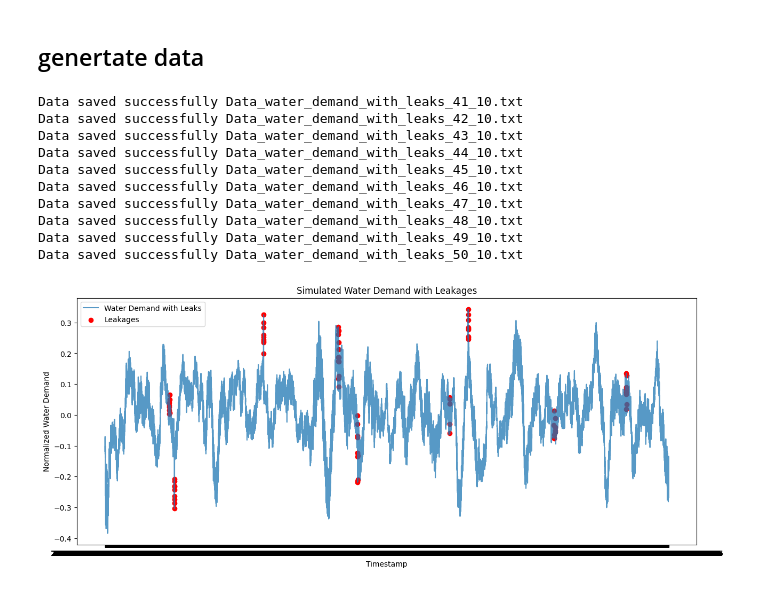
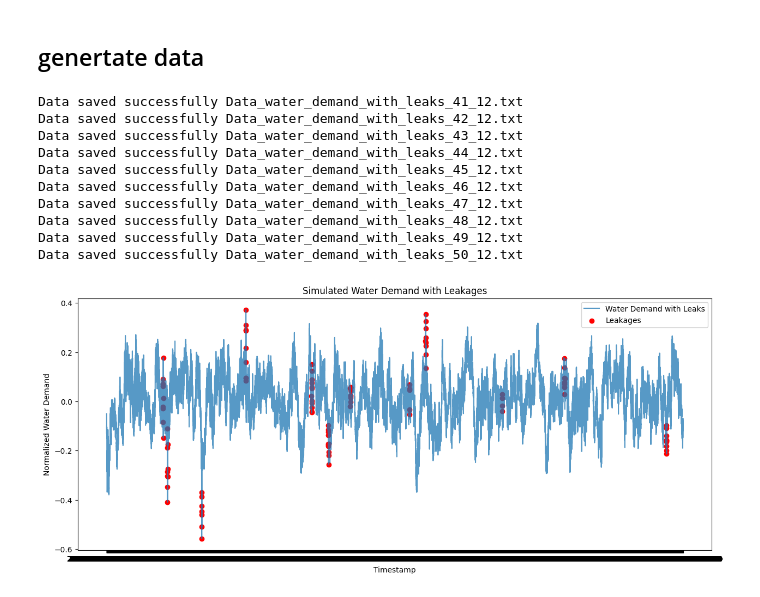
Before and after one commit to AdamZh0u/water_demand_rl, a Jupyter notebook: notebooks/00_simulation.ipynb, the cells around one changed output. Cells and saved outputs as stored; diff of their text form; code cells hidden in the pictures.

```diff
--- a/notebooks/00_simulation.ipynb
+++ b/notebooks/00_simulation.ipynb
@@ -43,25 +47,25 @@ Warnings:
 # %% [markdown]
 ## genertate data
 # %%
+# generate 10 independent water demands data
 for seed in range(41,51):
-    num_leaks = 10
+    num_leaks = 12
     df = wd.simulation(seed, num_leaks)
     wd.save(df, seed, num_leaks)
 # %% [output]
-Data saved successfully Data_water_demand_with_leaks_41_10.txt
-Data saved successfully Data_water_demand_with_leaks_42_10.txt
-Data saved successfully Data_water_demand_with_leaks_43_10.txt
-Data saved successfully Data_water_demand_with_leaks_44_10.txt
-Data saved successfully Data_water_demand_with_leaks_45_10.txt
-Data saved successfully Data_water_demand_with_leaks_46_10.txt
-Data saved successfully Data_water_demand_with_leaks_47_10.txt
-Data saved successfully Data_water_demand_with_leaks_48_10.txt
-Data saved successfully Data_water_demand_with_leaks_49_10.txt
-Data saved successfully Data_water_demand_with_leaks_50_10.txt
+Data saved successfully Data_water_demand_with_leaks_41_12.txt
+Data saved successfully Data_water_demand_with_leaks_42_12.txt
+Data saved successfully Data_water_demand_with_leaks_43_12.txt
+Data saved successfully Data_water_demand_with_leaks_44_12.txt
+Data saved successfully Data_water_demand_with_leaks_45_12.txt
+Data saved successfully Data_water_demand_with_leaks_46_12.txt
+Data saved successfully Data_water_demand_with_leaks_47_12.txt
+Data saved successfully Data_water_demand_with_leaks_48_12.txt
+Data saved successfully Data_water_demand_with_leaks_49_12.txt
+Data saved successfully Data_water_demand_with_leaks_50_12.txt
 # %%
-num_leaks = 10
 seed = 50
 df = wd.load(seed, num_leaks)
 wd.plot(df)
 # %% [output]
-[figure, old version]
+[figure, new version]
```
Also changed, not shown: parts of 4 cells of this notebook, 7 other files.
